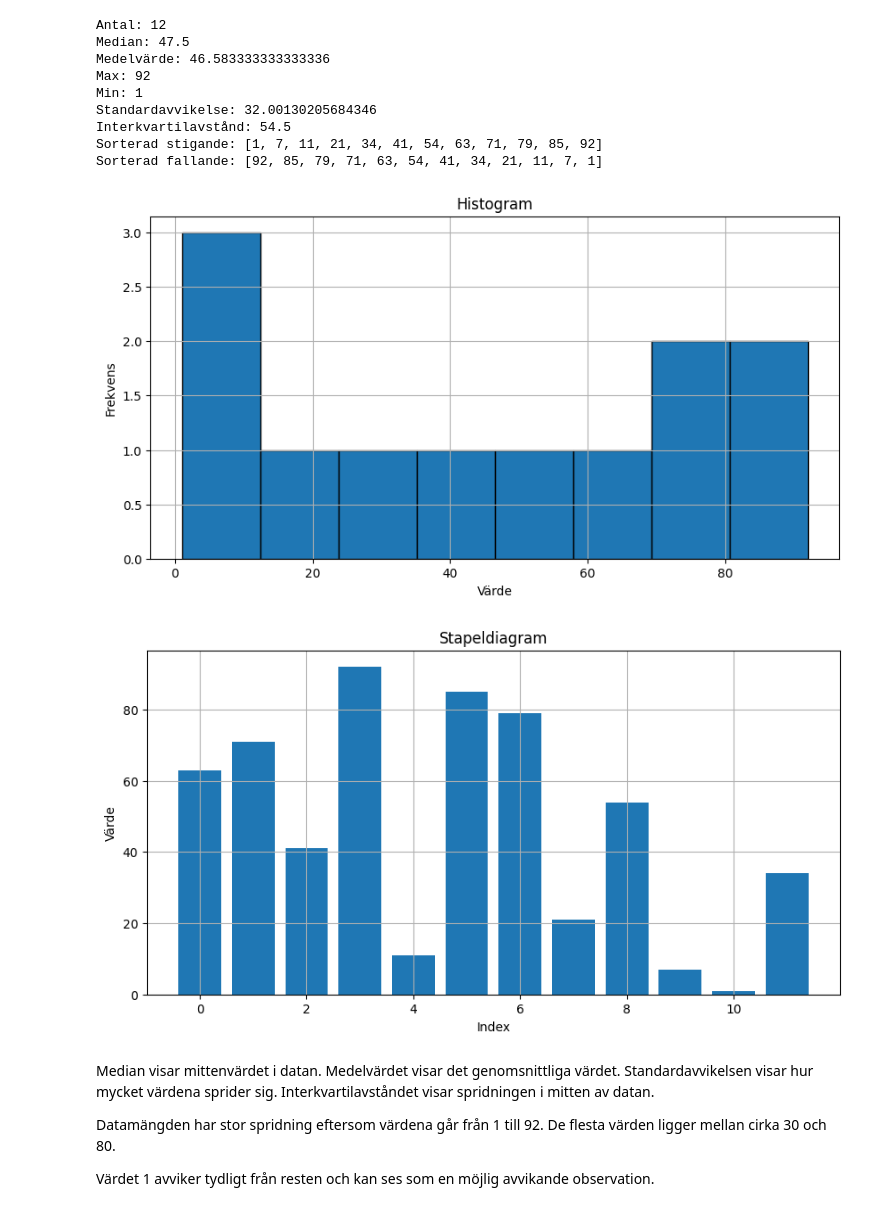
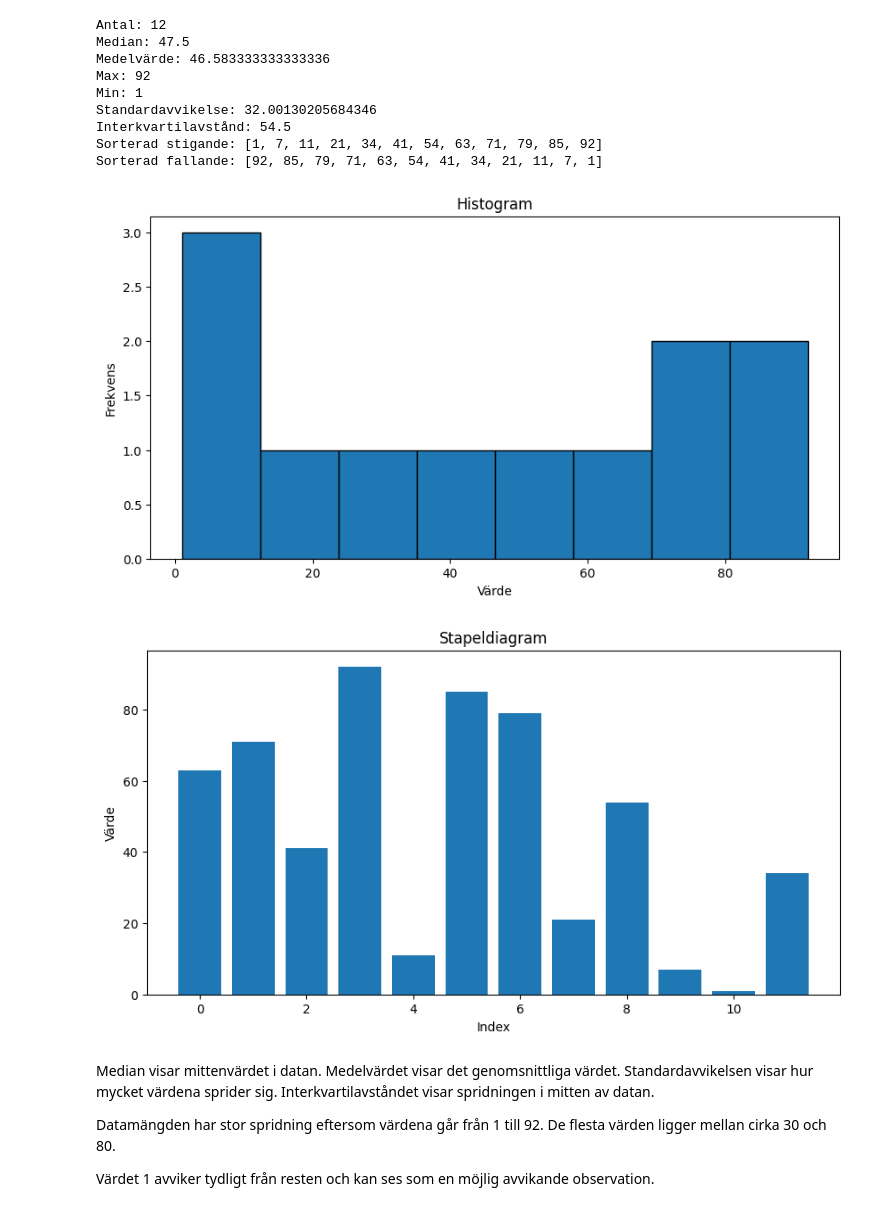
Before and after one commit to WisamHmedi/Labb-1---Grupp-40, a Jupyter notebook: labb1.ipynb, the cells around one changed output. Drawn from its saved outputs; the diff is of its cells as text; code cells hidden in the pictures.

```diff
--- a/labb1.ipynb
+++ b/labb1.ipynb
@@ -19,37 +19,37 @@ def mySummary(data):
     print("Sorterad stigande:", sorted(data))
     print("Sorterad fallande:", sorted(data, reverse=True))
 
 mySummary(data)
 
 # Histogram (förbättrad)
 plt.figure(figsize=(10,5))
 plt.hist(data, bins=8, edgecolor='black')
 plt.title("Histogram")
 plt.xlabel("Värde")
 plt.ylabel("Frekvens")
-plt.grid(True)
+plt.grid(False)
 plt.show()
 
 # Stapeldiagram (förbättrad)
 plt.figure(figsize=(10,5))
 plt.bar(range(len(data)), data)
 plt.title("Stapeldiagram")
 plt.xlabel("Index")
 plt.ylabel("Värde")
-plt.grid(True)
+plt.grid(False)
 plt.show()
 # %% [output]
 Antal: 12
 Median: 47.5
 Medelvärde: 46.583333333333336
 Max: 92
 Min: 1
 Standardavvikelse: 32.00130205684346
 Interkvartilavstånd: 54.5
 Sorterad stigande: [1, 7, 11, 21, 34, 41, 54, 63, 71, 79, 85, 92]
 Sorterad fallande: [92, 85, 79, 71, 63, 54, 41, 34, 21, 11, 7, 1]
-[figure, old version]
+[figure, new version]
-[figure, old version]
+[figure, new version]
 # %% [markdown]
 Median visar mittenvärdet i datan.
 Medelvärdet visar det genomsnittliga värdet.
```
Also changed, not shown: parts of 5 cells of this notebook.
